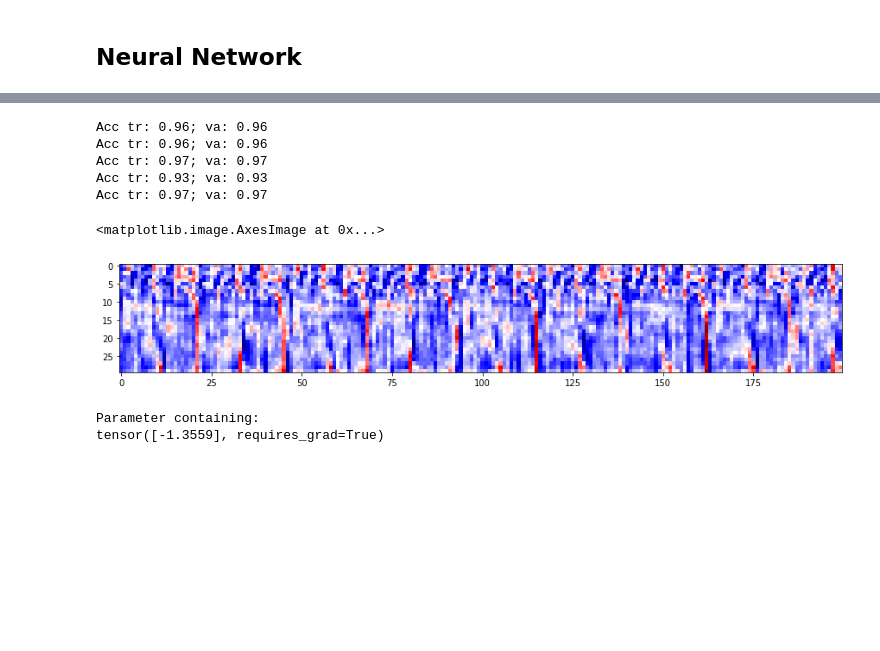
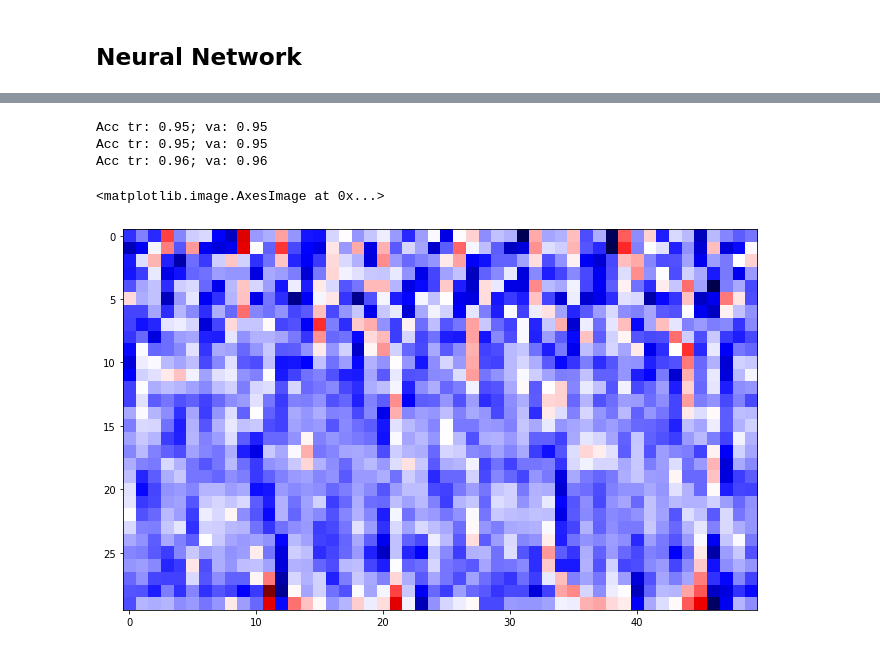
Before and after one commit to fhennig/nightfire, a Jupyter notebook: beat_trainer/beat_analysis.ipynb, the cells around one changed output, grey strips where cells are left out. Cells and saved outputs as stored; diff of their text form; code cells hidden in the pictures; blank space fills up the shorter version.

Commit message:
Some updates to the training

```diff
--- a/beat_trainer/beat_analysis.ipynb
+++ b/beat_trainer/beat_analysis.ipynb
@@ -124,25 +96,34 @@ from tqdm.notebook import tqdm
 # %%
 class SimpleFF(nn.Module):
     def __init__(self,
-                 input_features: int):
+                 t: int,
+                 d: int):
         super(SimpleFF, self).__init__()
-        self.ff = nn.Linear(input_features, 1)
+        self.t = t
+        self.d = d
+        self.ff = nn.Linear(t * d, 1)
 
     def forward(self, inputs):
         out = inputs
         out = self.ff(out)
         out = torch.sigmoid(out)
         return out
+
+    def save_to_pickle(self, filename):
+        data = {}
+        data['weights'] = self.ff.weight.detach().numpy().reshape((self.t, self.d)).tolist()
+        data['bias'] = self.ff.bias.detach().numpy()[0]
+        with open(filename, 'wb') as f:
+            pickle.dump(data, f)
 # %%
 def validate_model(model, data_loader):
     model.eval()
     correct = 0
-    tr_loader = DataLoader(all_samples, shuffle=True)
-    for sample in tr_loader:
+    for sample in data_loader:
         out = model(sample['input'])
         beat = out.data[0] > 0.5
         correct += beat == (sample['target'] == 1)
-    v = float(correct)/len(tr_loader)
+    v = float(correct)/len(data_loader)
     return v
 
 def train(model, tr_set, va_set, epochs=10):
@@ -164,3 +145,6 @@ def train(model, tr_set, va_set, epochs=10):
         tr_acc = validate_model(model, tr_loader)
         va_acc = validate_model(model, va_loader)
         print(f"Acc tr: {tr_acc:.02f}; va: {va_acc:.02f}")
+# %%
+input_t = 50
+tr_samples, va_samples = load_datasets(DATA_DIR, input_t, 5)
@@ -167,23 +160,15 @@ def train(model, tr_set, va_set, epochs=10):
 # %%
-model = SimpleFF(6000)
-train(model, tr_samples, va_samples, epochs=5)
+model = SimpleFF(input_t, 30)
+train(model, tr_samples, va_samples, epochs=3)
 # %% [output]
+Acc tr: 0.95; va: 0.95
+Acc tr: 0.95; va: 0.95
 Acc tr: 0.96; va: 0.96
-Acc tr: 0.96; va: 0.96
-Acc tr: 0.97; va: 0.97
-Acc tr: 0.93; va: 0.93
-Acc tr: 0.97; va: 0.97
 # %%
-w = model.ff.weight.detach().numpy().reshape((200, 30))
+w = model.ff.weight.detach().numpy().reshape((50, 30))
+fig = plt.figure(figsize=(15,7))
+ax = fig.add_subplot(111)
+ax.imshow(w.T, cmap='seismic')
+# %% [output]
+<matplotlib.image.AxesImage at 0x...>
+[figure, added]
-# %%
-fig = plt.figure(figsize=(15,7))
-ax = fig.add_subplot(111)
-ax.imshow(w.T, cmap='seismic')
-# %% [output]
-<matplotlib.image.AxesImage at 0x...>
-[figure, removed]
-# %%
-model.ff.bias
-# %% [output]
-Parameter containing:
-tensor([-1.3559], requires_grad=True)
```
Also changed, not shown: parts of 10 cells of this notebook, 2 other files.
